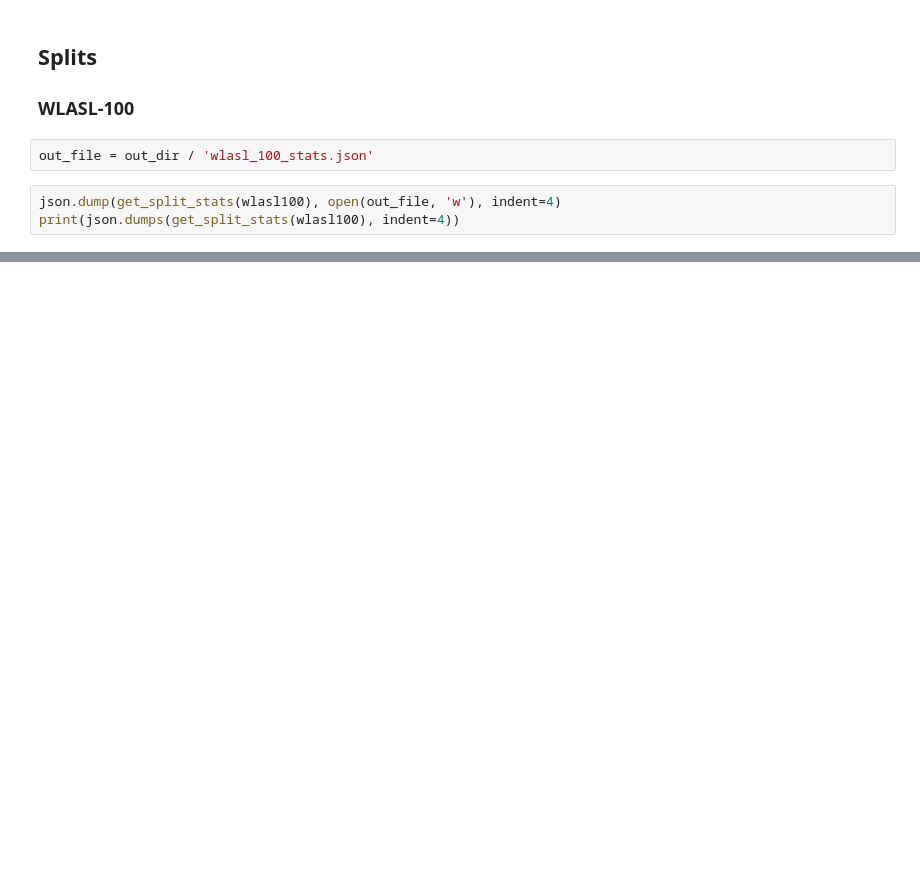
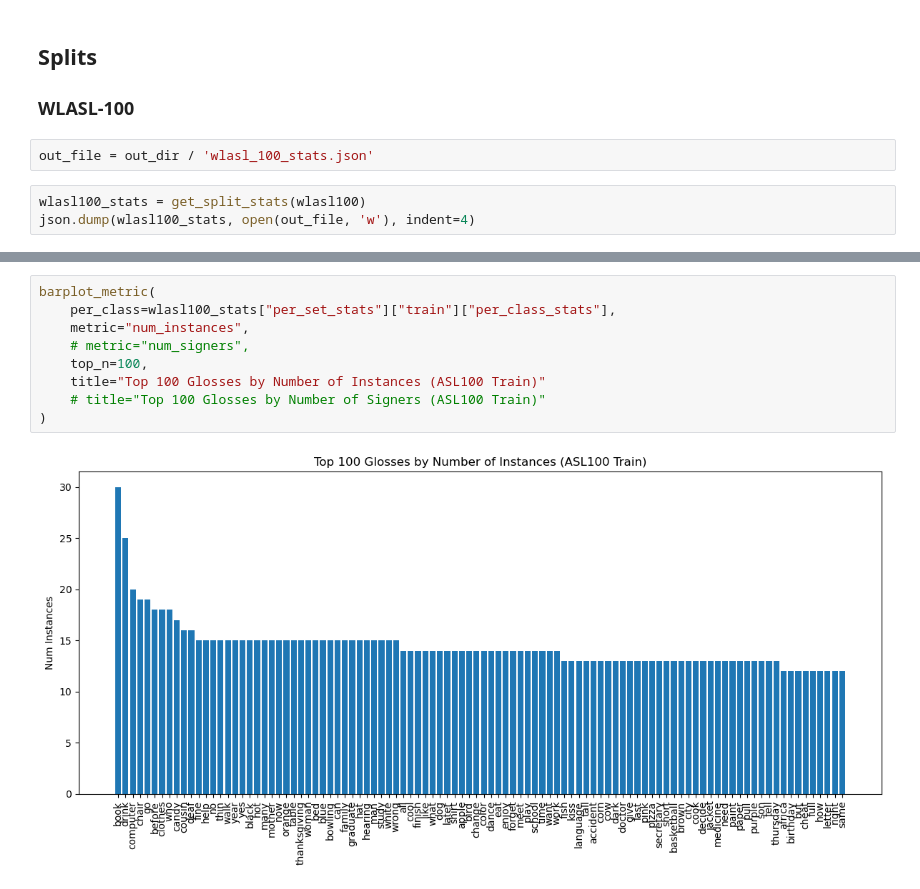
Before and after one commit to 0p3nTheSauce/SLR, a Jupyter notebook: code/wlasl_stats.ipynb, the cells around one changed output, grey strips where cells are left out. Saved outputs shown, nothing was run; the diff lists cells and outputs as text; blank space fills up the shorter version.

Commit message:
working stats methods finished in wlasl_stats.ipynb

```diff
--- a/code/wlasl_stats.ipynb
+++ b/code/wlasl_stats.ipynb
@@ -218,5 +427,5 @@ def get_split_stats(split: List[gloss_dict]) -> split_stats:
 # %%
 out_file = out_dir / 'wlasl_100_stats.json'
 # %%
-json.dump(get_split_stats(wlasl100), open(out_file, 'w'), indent=4)
-print(json.dumps(get_split_stats(wlasl100), indent=4))
+wlasl100_stats = get_split_stats(wlasl100)
+json.dump(wlasl100_stats, open(out_file, 'w'), indent=4)
@@ -240,0 +468,11 @@ print(json.dumps(get_split_stats(wlasl100), indent=4))
+# %%
+barplot_metric(
+    per_class=wlasl100_stats["per_set_stats"]["train"]["per_class_stats"],
+    metric="num_instances",
+    # metric="num_signers",
+    top_n=100,
+    title="Top 100 Glosses by Number of Instances (ASL100 Train)"
+    # title="Top 100 Glosses by Number of Signers (ASL100 Train)"
+)
+# %% [output]
+[figure, added]
```
Also changed, not shown: parts of 7 cells of this notebook, 1 other file.
